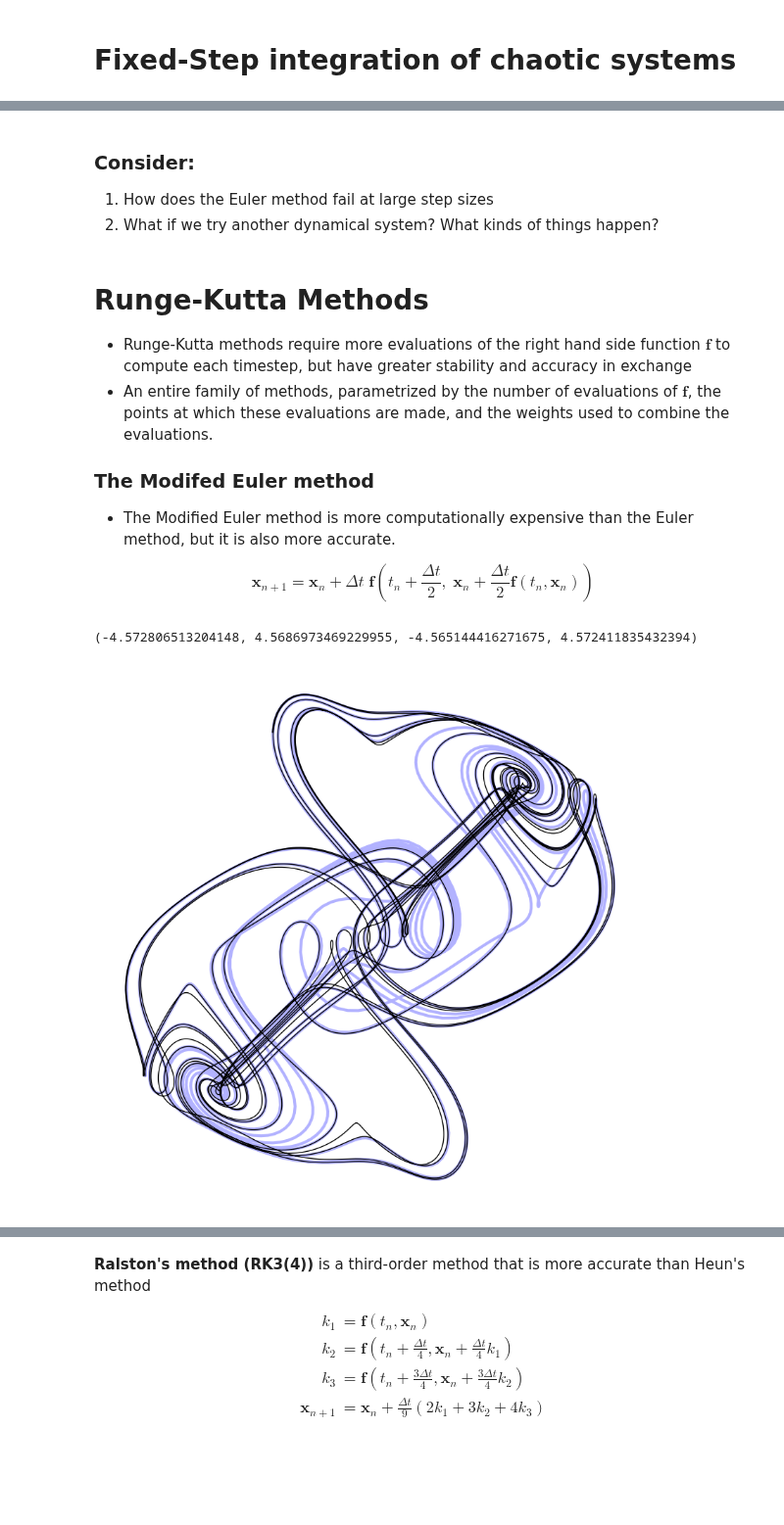
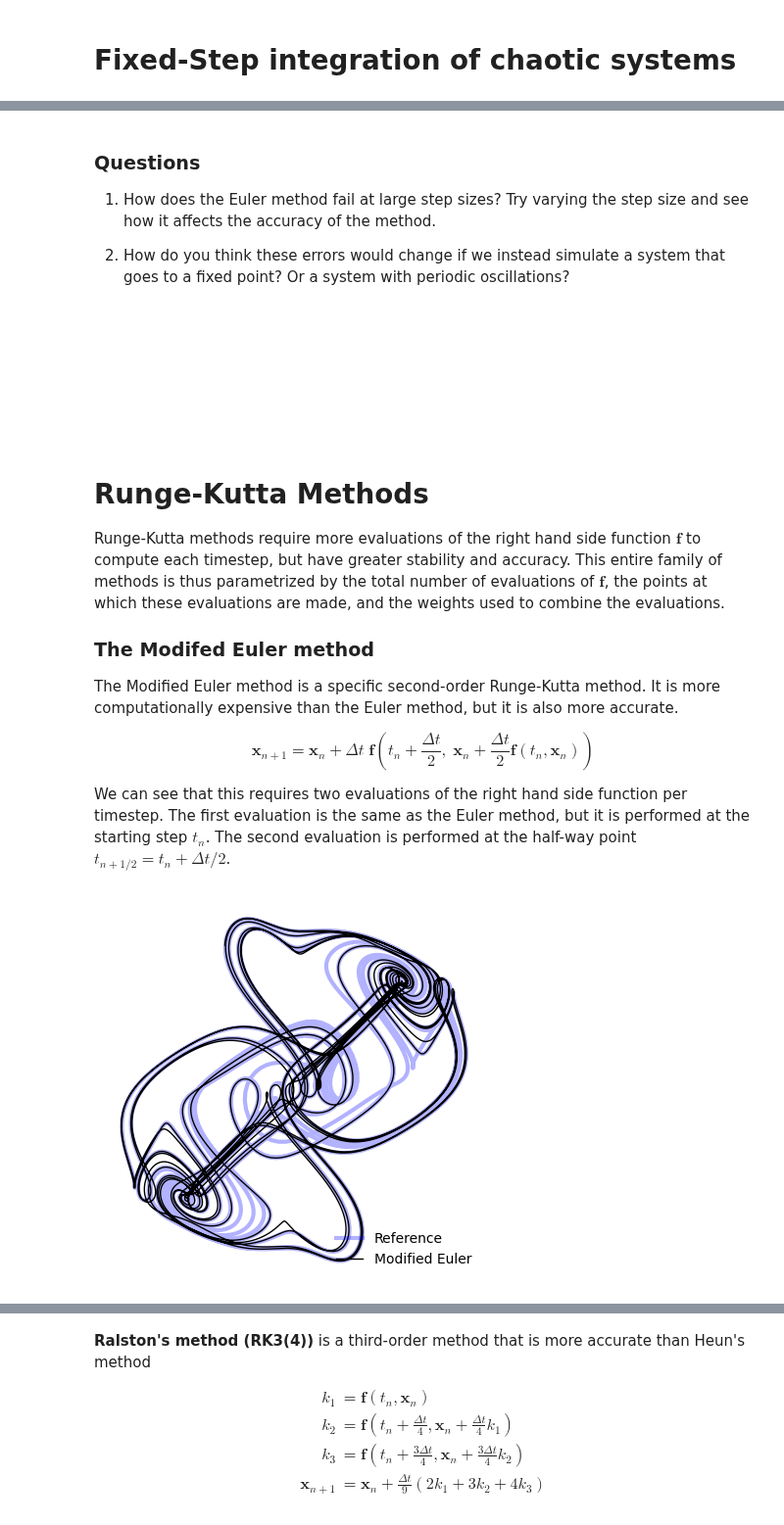
Before and after one commit to williamgilpin/cphy, a Jupyter notebook: talks/lorenz_odeint.ipynb, the cells around one changed output, grey strips where cells are left out. Shown at 98% size. Cells and saved outputs as stored; diff of their text form; code cells hidden in the pictures; blank space fills up the shorter version.

```diff
--- a/talks/lorenz_odeint.ipynb
+++ b/talks/lorenz_odeint.ipynb
@@ -275,21 +228,25 @@ plt.axis('off')
 # %% [markdown]
-### Consider:
+### Questions
 
-1. How does the Euler method fail at large step sizes
-2. What if we try another dynamical system? What kinds of things happen?
+1. How does the Euler method fail at large step sizes? Try varying the step size and see how it affects the accuracy of the method.
+
+2. How do you think these errors would change if we instead simulate a system that goes to a fixed point? Or a system with periodic oscillations?
+
+<br><br><br><br><br><br>
 # %% [markdown]
 # Runge-Kutta Methods
 
-+ Runge-Kutta methods require more evaluations of the right hand side function $\mathbf{f}$ to compute each timestep, but have greater stability and accuracy in exchange
-+ An entire family of methods, parametrized by the number of evaluations of $\mathbf{f}$, the points at which these evaluations are made, and the weights used to combine the evaluations.
+Runge-Kutta methods require more evaluations of the right hand side function $\mathbf{f}$ to compute each timestep, but have greater stability and accuracy. This entire family of methods is thus parametrized by the total number of evaluations of $\mathbf{f}$, the points at which these evaluations are made, and the weights used to combine the evaluations.
 
 ### The Modifed Euler method
 
-+ The Modified Euler method is more computationally expensive than the Euler method, but it is also more accurate.
+The Modified Euler method is a specific second-order Runge-Kutta method. It is more computationally expensive than the Euler method, but it is also more accurate.
 
 $$
-\mathbf{x}_{n+1} = \mathbf{x}_n + \Delta t\; \mathbf{f}\left(t_n + \frac{\Delta t}{2},\; \mathbf{x}_n + \frac{\Delta t}{2} \mathbf{f}(t_n, \mathbf{x}_n)\right)
+    \mathbf{x}_{n+1} = \mathbf{x}_n + \Delta t\; \mathbf{f}\left(t_n + \frac{\Delta t}{2},\; \mathbf{x}_n + \frac{\Delta t}{2} \mathbf{f}(t_n, \mathbf{x}_n)\right)
 $$
+
+We can see that this requires two evaluations of the right hand side function per timestep. The first evaluation is the same as the Euler method, but it is performed at the starting step $t_n$. The second evaluation is performed at the half-way point $t_{n+1/2} = t_n + \Delta t/2$.
 # %%
 
 class ModifiedEuler(BaseFixedStepIntegrator):
@@ -308,15 +265,15 @@ class ModifiedEuler(BaseFixedStepIntegrator):
 # %%
 integrator = ModifiedEuler(dt=0.001)
 
 ic = np.array([0.21, 0.3, 0.4])
 t = np.linspace(0, 600, 3000)
 sol = integrator.integrate(thomas_model, [t[0], t[-1]], ic)
 
-plt.figure(figsize=(10, 10))
-plt.plot(X_reference[:, 0], X_reference[:, 1], linewidth=3, color='b', alpha=0.3)
-plt.plot(sol.y[:, 0], sol.y[:, 1], linewidth=1, color='k')
-plt.axis('off')
+plt.figure(figsize=(5, 5))
+plt.plot(X_reference[:, 0], X_reference[:, 1], linewidth=3, color='b', alpha=0.3, label="Reference")
+plt.plot(sol.y[:, 0], sol.y[:, 1], linewidth=1, color='k', label="Modified Euler")
+plt.legend(frameon=False)
+plt.axis('off');
 # %% [output]
-(-4.572806513204148, 4.5686973469229955, -4.565144416271675, 4.572411835432394)
-[figure, old version]
+[figure, new version]
 # %% [markdown]
```
Also changed, not shown: parts of 38 cells of this notebook.
